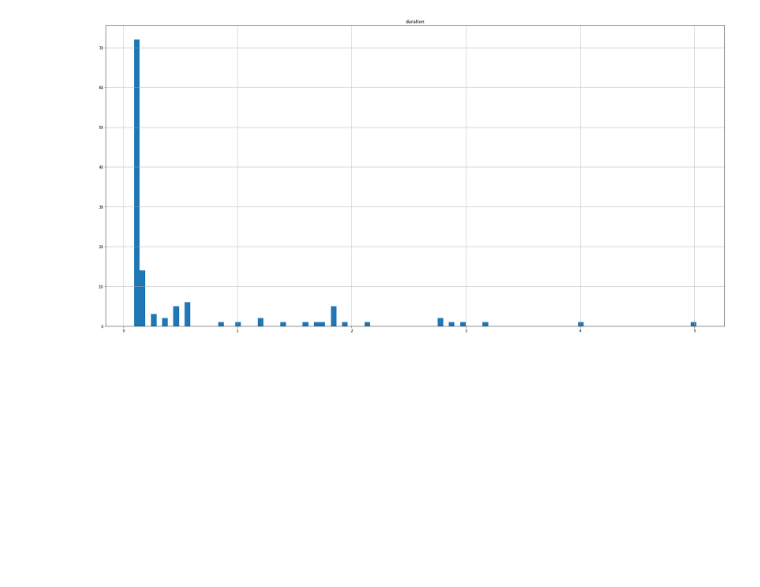
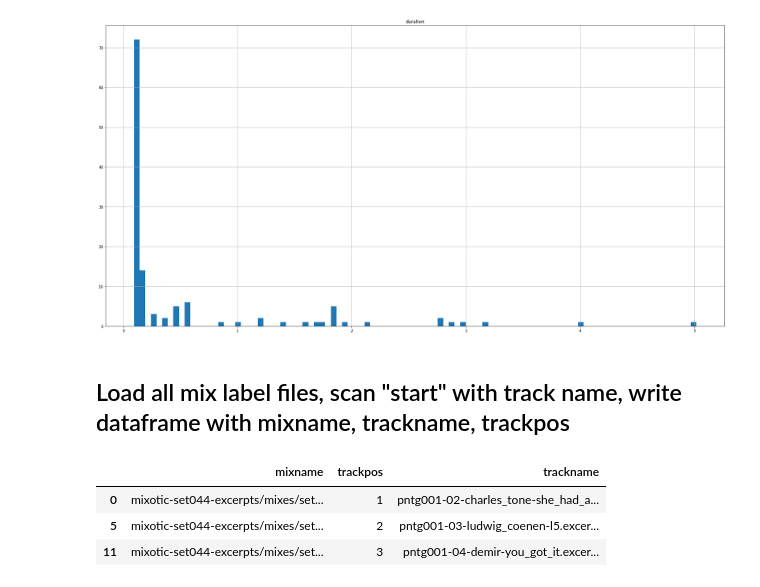
Before and after one commit to Ircam-RnD/unmixdb-creation, a Jupyter notebook: unmixdb-v1.1/test-purge.ipynb, the cells around one changed output. Saved outputs shown, nothing was run; the diff lists cells and outputs as text; code cells hidden in the pictures; blank space fills up the shorter version.

Commit message:
sketch mix/track relation

```diff
--- a/unmixdb-v1.1/test-purge.ipynb
+++ b/unmixdb-v1.1/test-purge.ipynb
@@ -326,3 +326,37 @@ chunks.hist(column = 'duration', bins = 100, figsize = (30, 15))
 array([[<matplotlib.axes._subplots.AxesSubplot object at 0x...>]],
       dtype=object)
 [figure]
+# %% [markdown]
+## Load all mix label files, scan "start" with track name, write dataframe with mixname, trackname, trackpos
+# %%
+import glob
+import re
+import pandas as pd
+
+unmixdbdir = '../../unmixdb/'
+# problem: some labels have no mp3!!! labelfiles = glob.glob(unmixdbdir + 'mixotic-set*/mixes/*.labels.txt')
+mixfiles = glob.glob(unmixdbdir + 'mixotic-set*/mixes/*.mp3')
+
+ext = re.compile('\.mp3$')
+labelfiles = [ext.sub('.labels.txt', x) for x in mixfiles]
+len(labelfiles)
+
+lab = pd.read_csv(labelfiles[0], sep = '\t', index_col = None, header = None)
+lab
+
+trstart = lab.loc[lab[3] == 'start']
+trstart
+
+# make new frame with relation mixname -> trackname, trackpos
+pre = re.compile(unmixdbdir)
+mixname = pre.sub('', mixfiles[0])
+mn = pd.DataFrame([ mixname ], columns = ['mixname'])
+trstart.insert(0, 'mixname', [ mixname ] * len(trstart))
+         #DataFrame([ mixname ], columns = ['mixname',
+trstart = trstart.rename(columns={4: 'trackname', 2: 'trackpos'}).drop(columns = [0, 1, 3])
+trstart
+# %% [output]
+|  | mixname | trackpos | trackname |
+| 0 | mixotic-set044-excerpts/mixes/set... | 1 | pntg001-02-charles_tone-she_had_a... |
+| 5 | mixotic-set044-excerpts/mixes/set... | 2 | pntg001-03-ludwig_coenen-l5.excer... |
+| 11 | mixotic-set044-excerpts/mixes/set... | 3 | pntg001-04-demir-you_got_it.excer... |
```
